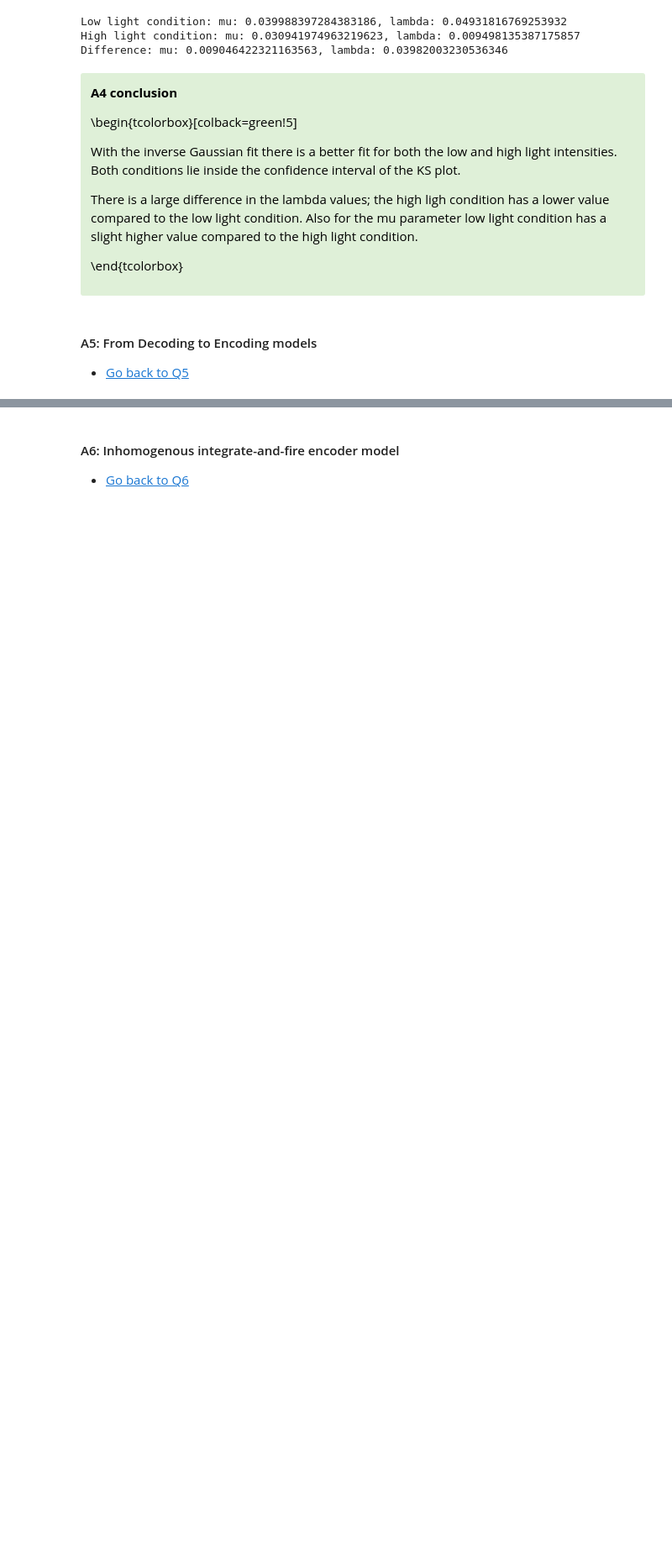
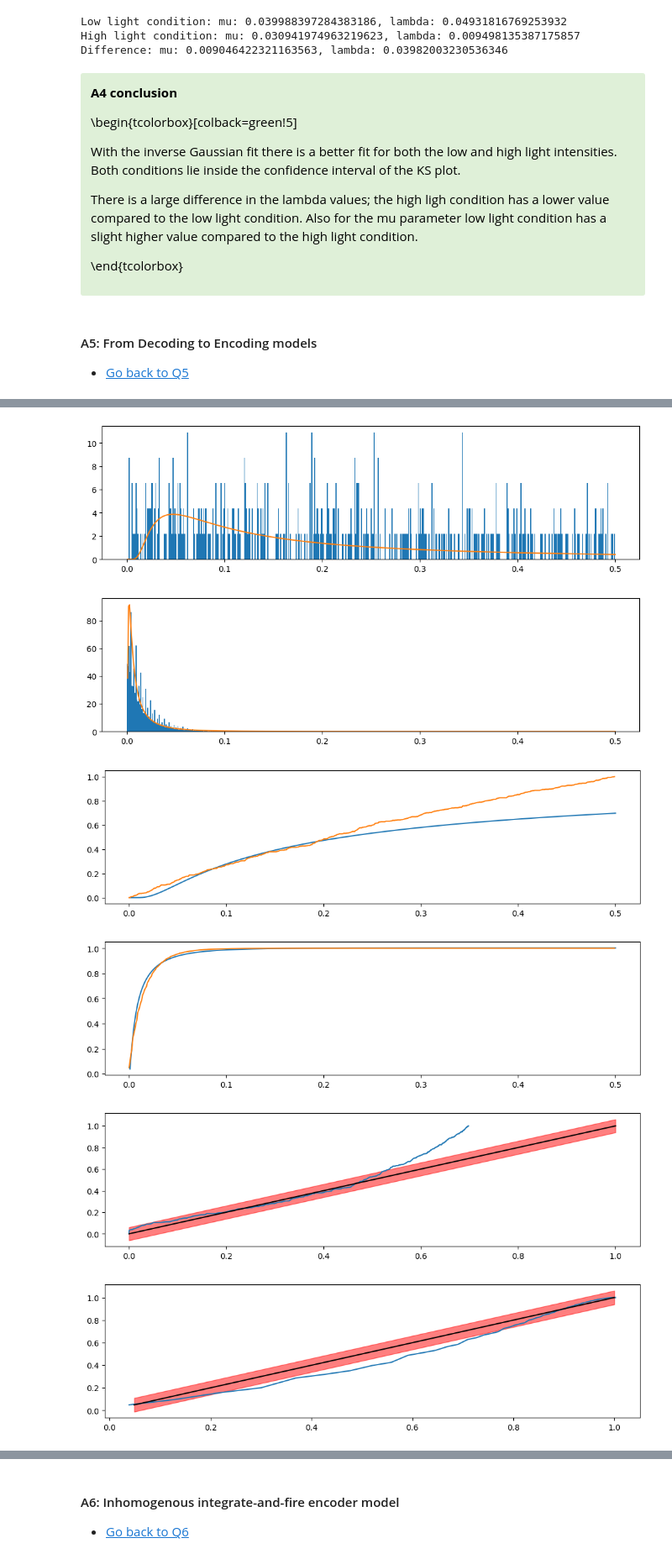
Before and after one commit to RobbeDeMuynck/CN_practicals, a Jupyter notebook: Module 2/Ex2/Module2_Ex2_Group7.ipynb, the cells around one changed output, grey strips where cells are left out. Shown at 84% size. Drawn from its saved outputs; the diff is of its cells as text; code cells hidden in the pictures; blank space fills up the shorter version.

```diff
--- a/Module 2/Ex2/Module2_Ex2_Group7.ipynb
+++ b/Module 2/Ex2/Module2_Ex2_Group7.ipynb
@@ -677,0 +670,7 @@ There is a large difference in the lambda values; the high ligh condition has a
+# %%
+# Your Code Goes Here
+data = sio.loadmat('matfiles/ANspikes.mat')  # Load the spike train data
+print(data.keys())
+
+fibers_low = data['LS'][0]
+fibers_high = data['HS'][0]
@@ -677,0 +679,64 @@ There is a large difference in the lambda values; the high ligh condition has a
+# %%
+# use the same parameters as in previous questions.
+
+#####################
+##   Q5 solution   ##
+#####################
+
+ISI_low = np.diff(fibers_low)
+ISI_high = np.diff(fibers_high)
+
+bin_edges = arange(0, 0.501, 0.001)  # Define the bins for the histogram
+prob_density_low, bins_low, _ = plt.hist(ISI_low, bin_edges, density=True)
+
+mu_low = np.mean(ISI_low)
+Lambda_low = (np.mean(1/ISI_low - 1/mu_low))**(-1)
+
+inv_gaussian_low = np.sqrt(Lambda_low/(2*np.pi*bin_edges**3))*np.exp(-Lambda_low*(bin_edges-mu_low)**2/(2*bin_edges*mu_low**2))
+plt.plot(bin_edges, inv_gaussian_low)
+plt.show()
+
+prob_density_high, bins_high, _ = plt.hist(ISI_high, bin_edges, density=True)
+mu_high = np.mean(ISI_high)
+Lambda_high = (np.mean(1/ISI_high - 1/mu_high))**(-1)
+
+inv_gaussian_high = np.sqrt(Lambda_high/(2*np.pi*bin_edges**3))*np.exp(-Lambda_high*(bin_edges-mu_high)**2/(2*bin_edges*mu_high**2))
+plt.plot(bin_edges, inv_gaussian_high)
+plt.show()
+
+
+CDF_invgauss_low = np.cumsum(inv_gaussian_low[1:]) *0.001 # multiply with binwidth, 1ms
+plt.plot(bin_edges[1:], CDF_invgauss_low)
+
+CDF_emp_low = np.cumsum(prob_density_low)*0.001 # multiply with binwidth, 1ms
+plt.plot(bin_edges[:-1], CDF_emp_low)
+plt.show()
+
+
+CDF_invgauss_high = np.cumsum(inv_gaussian_high[1:])*0.001 # multiply with binwidth, 1ms
+plt.plot(bin_edges[1:], CDF_invgauss_high)
+CDF_emp_high = np.cumsum(prob_density_high)*0.001 # multiply with binwidth, 1ms
+plt.plot(bin_edges[:-1], CDF_emp_high)
+plt.show()
+
+N_low = len(CDF_emp_low)
+plt.plot(CDF_invgauss_low, CDF_emp_low)
+plt.plot(CDF_emp_low,CDF_emp_low, 'k')
+plt.fill_between(CDF_emp_low, CDF_emp_low+1.36/np.sqrt(N_low), CDF_emp_low-1.36/np.sqrt(N_low), alpha=0.5, color='r')
+plt.show()
+
+N_high = len(CDF_emp_high)
+plt.plot(CDF_invgauss_high, CDF_emp_high)
+plt.plot(CDF_emp_high,CDF_emp_high, 'k')
+plt.fill_between(CDF_emp_high, CDF_emp_high+1.36/np.sqrt(N_high), CDF_emp_high-1.36/np.sqrt(N_high), alpha=0.5, color='r')
+plt.show()
+
+print('Low condition: mu: {}, lambda: {}'.format(mu_low, Lambda_low))
+print('High condition: mu: {}, lambda: {}'.format(mu_high, Lambda_high))
+# %% [output]
+[figure, added]
+[figure, added]
+[figure, added]
+[figure, added]
+[figure, added]
+[figure, added]
```
Also changed, not shown: parts of 6 cells of this notebook.
